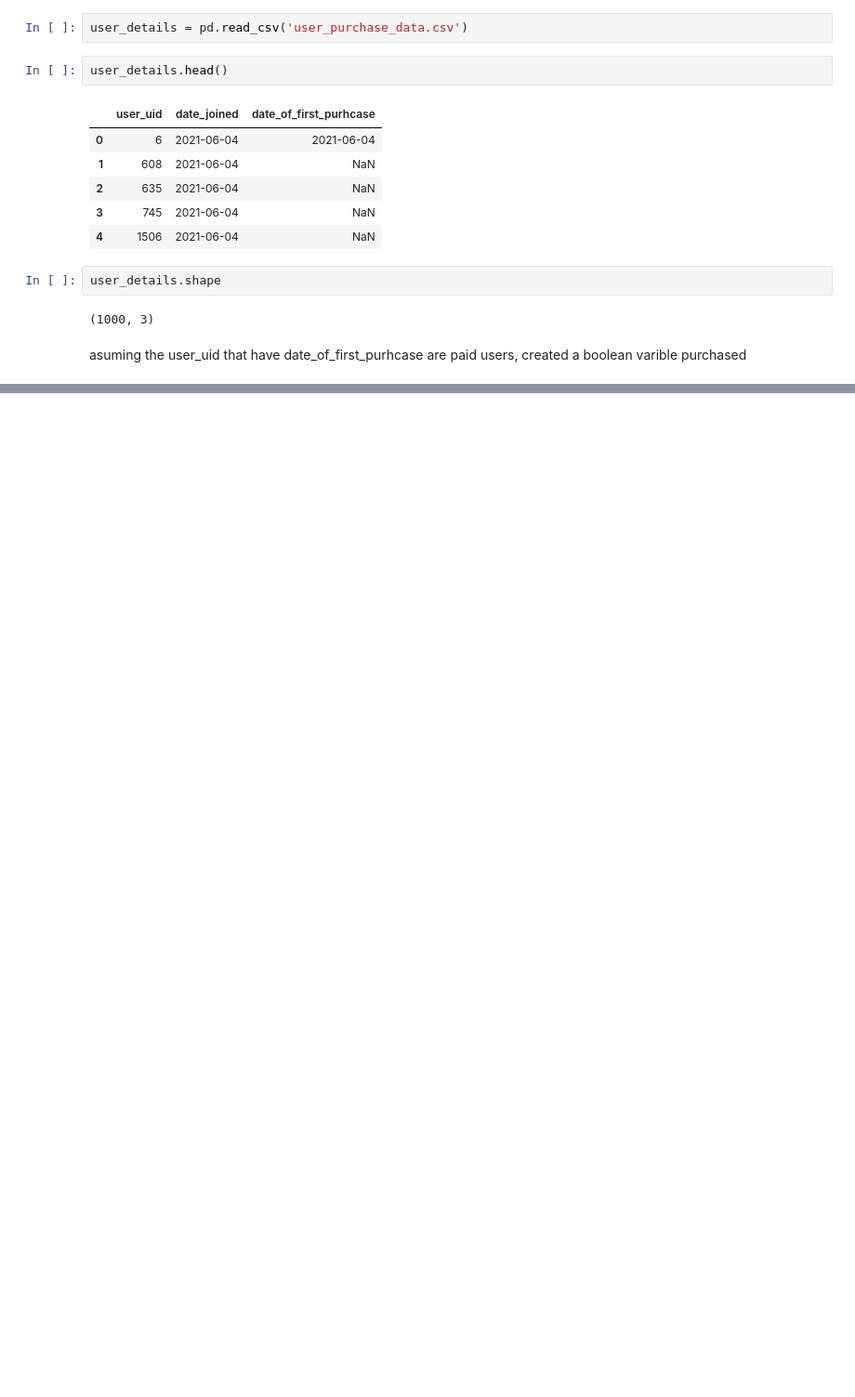
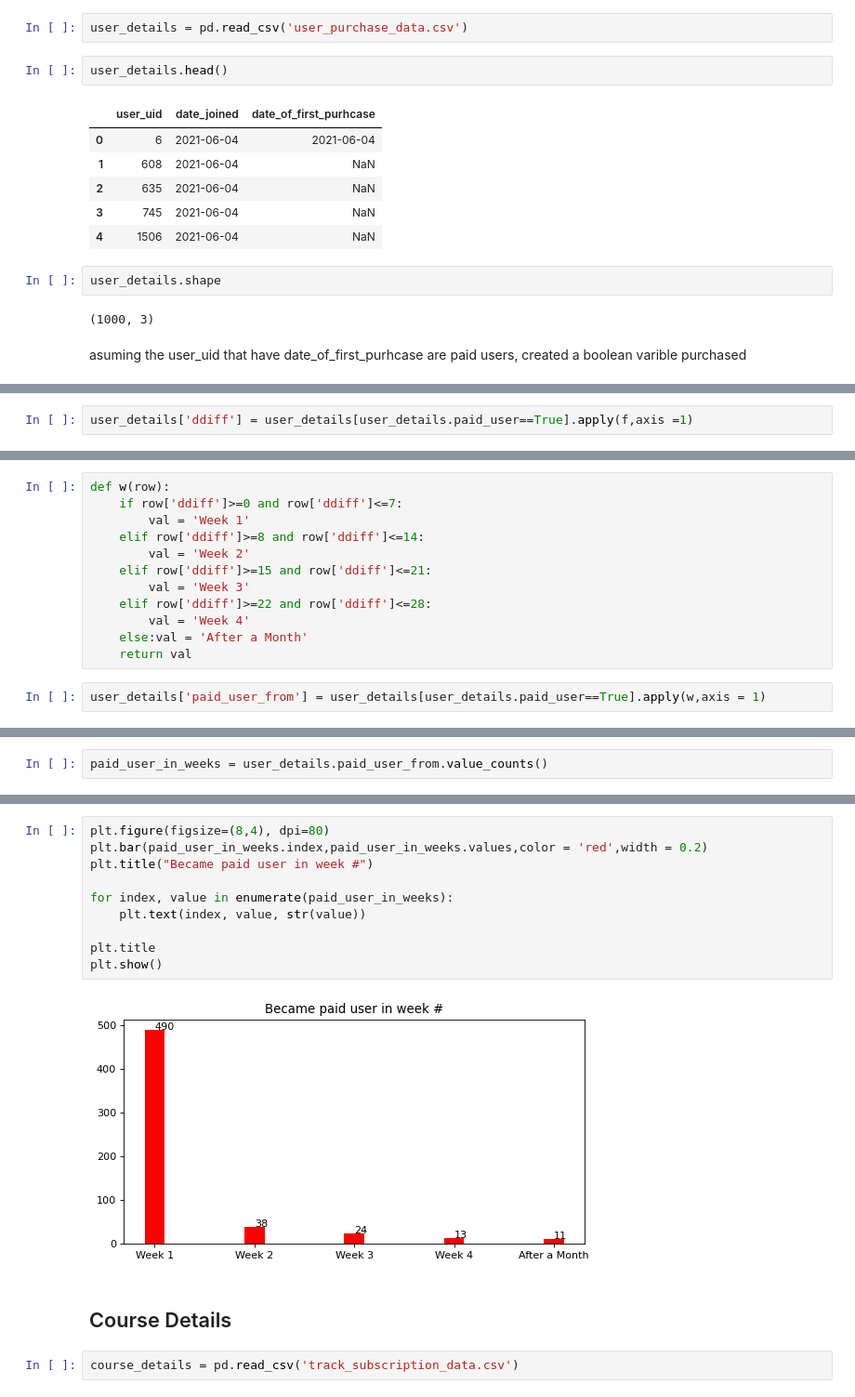
Before and after one commit to noel996/entry_data_analysis, a Jupyter notebook: Entry User Data analysis.ipynb, the cells around one changed output, grey strips where cells are left out. Shown: that part at 93% size. Saved outputs shown, nothing was run; the diff lists cells and outputs as text; blank space fills up the shorter version.

```diff
--- a/Entry User Data analysis.ipynb
+++ b/Entry User Data analysis.ipynb
@@ -112,0 +69,2 @@ paid_user.head()
+# %%
+user_details['ddiff'] = user_details[user_details.paid_user==True].apply(f,axis =1)
@@ -112,0 +80,14 @@ paid_user.head()
+# %%
+def w(row):
+    if row['ddiff']>=0 and row['ddiff']<=7:
+        val = 'Week 1'
+    elif row['ddiff']>=8 and row['ddiff']<=14:
+        val = 'Week 2'
+    elif row['ddiff']>=15 and row['ddiff']<=21:
+        val = 'Week 3'
+    elif row['ddiff']>=22 and row['ddiff']<=28:
+        val = 'Week 4'
+    else:val = 'After a Month'
+    return val
+# %%
+user_details['paid_user_from'] = user_details[user_details.paid_user==True].apply(w,axis = 1)
@@ -112,0 +107,2 @@ paid_user.head()
+# %%
+paid_user_in_weeks = user_details.paid_user_from.value_counts()
@@ -112,0 +118,16 @@ paid_user.head()
+# %%
+plt.figure(figsize=(8,4), dpi=80)
+plt.bar(paid_user_in_weeks.index,paid_user_in_weeks.values,color = 'red',width = 0.2)
+plt.title("Became paid user in week #")
+
+for index, value in enumerate(paid_user_in_weeks):
+    plt.text(index, value, str(value))
+
+plt.title
+plt.show()
+# %% [output]
+[figure, added]
+# %% [markdown]
+## Course Details
+# %%
+course_details = pd.read_csv('track_subscription_data.csv')
```
Also changed, not shown: parts of 44 cells of this notebook.
